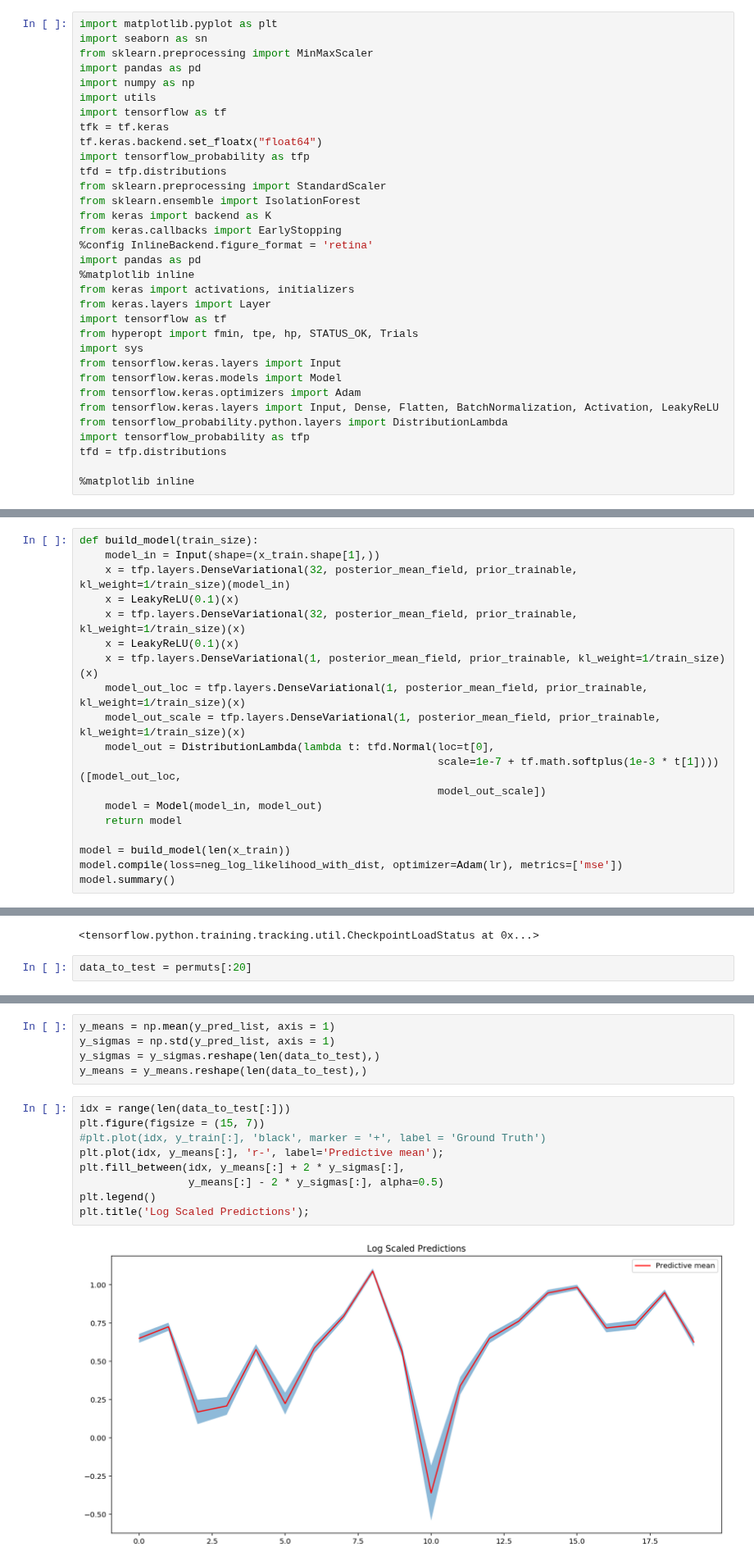
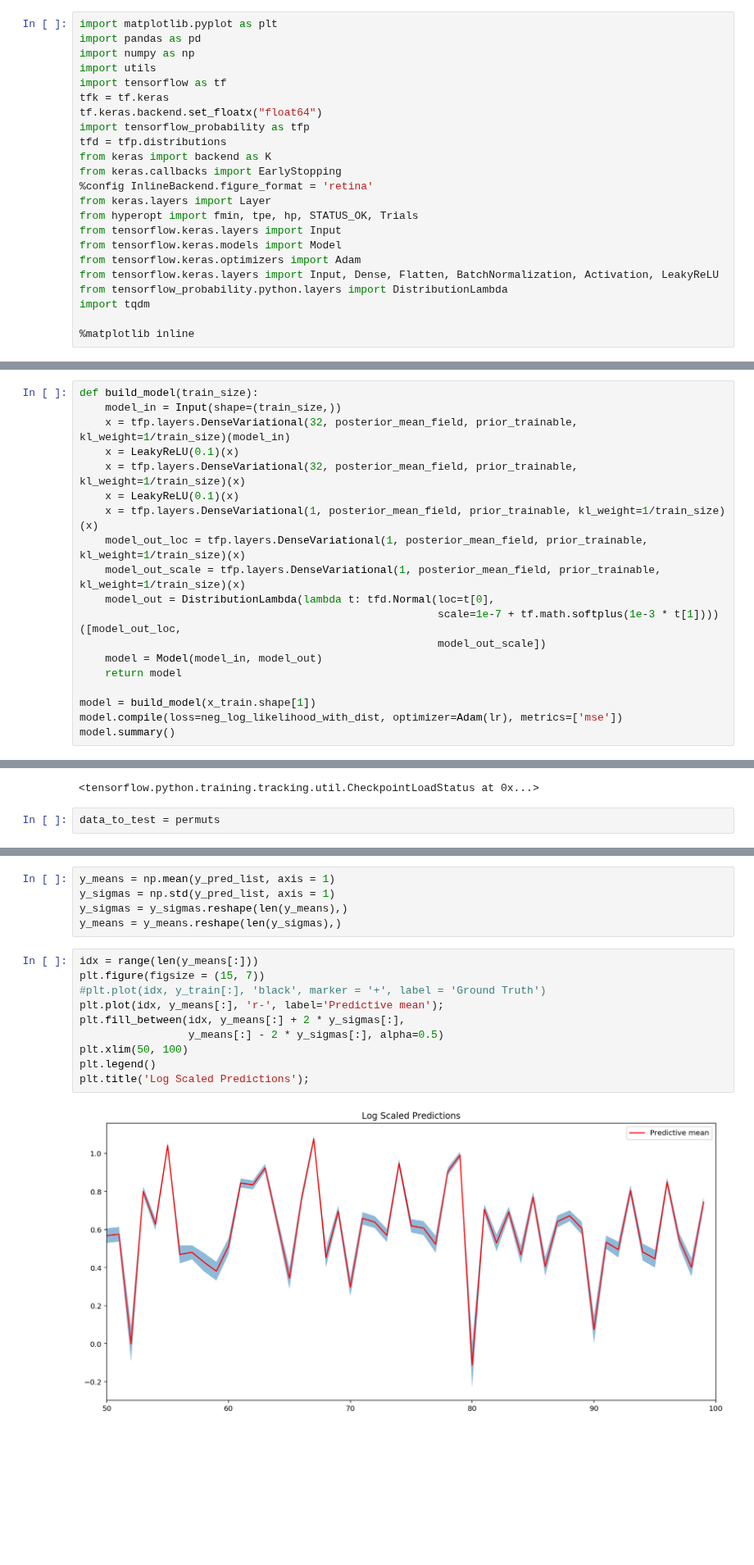
Before and after one commit to eric220/Grail, a Jupyter notebook: holy_grail_model.ipynb, the cells around one changed output, grey strips where cells are left out. Shown at 82% size. Drawn from its saved outputs; the diff is of its cells as text; blank space fills up the shorter version.

```diff
--- a/holy_grail_model.ipynb
+++ b/holy_grail_model.ipynb
@@ -1,7 +1,5 @@
 # %%
 import matplotlib.pyplot as plt
-import seaborn as sn
-from sklearn.preprocessing import MinMaxScaler
 import pandas as pd
 import numpy as np
 import utils
@@ -10,25 +8,17 @@ tfk = tf.keras
 tf.keras.backend.set_floatx("float64")
 import tensorflow_probability as tfp
 tfd = tfp.distributions
-from sklearn.preprocessing import StandardScaler
-from sklearn.ensemble import IsolationForest
 from keras import backend as K
 from keras.callbacks import EarlyStopping
 %config InlineBackend.figure_format = 'retina'
-import pandas as pd
-%matplotlib inline
-from keras import activations, initializers
 from keras.layers import Layer
-import tensorflow as tf
 from hyperopt import fmin, tpe, hp, STATUS_OK, Trials
-import sys
 from tensorflow.keras.layers import Input
 from tensorflow.keras.models import Model
 from tensorflow.keras.optimizers import Adam
 from tensorflow.keras.layers import Input, Dense, Flatten, BatchNormalization, Activation, LeakyReLU
 from tensorflow_probability.python.layers import DistributionLambda
-import tensorflow_probability as tfp
-tfd = tfp.distributions
+import tqdm
 
 %matplotlib inline
 # %% [output]
@@ -149,7 +139,7 @@ def f_nn(params):
 #print('best: ', best)
 # %%
 def build_model(train_size):
-    model_in = Input(shape=(x_train.shape[1],))
+    model_in = Input(shape=(train_size,))
     x = tfp.layers.DenseVariational(32, posterior_mean_field, prior_trainable, kl_weight=1/train_size)(model_in)
     x = LeakyReLU(0.1)(x)
     x = tfp.layers.DenseVariational(32, posterior_mean_field, prior_trainable, kl_weight=1/train_size)(x)
@@ -163,7 +153,7 @@ def build_model(train_size):
     model = Model(model_in, model_out)
     return model
 
-model = build_model(len(x_train))
+model = build_model(x_train.shape[1])
 model.compile(loss=neg_log_likelihood_with_dist, optimizer=Adam(lr), metrics=['mse'])
 model.summary()
 # %% [output]
@@ -192,5 +182,5 @@ model.load_weights('bnn_weights')
 # %% [output]
 <tensorflow.python.training.tracking.util.CheckpointLoadStatus at 0x...>
 # %%
-data_to_test = permuts[:20]
+data_to_test = permuts
 # %%
@@ -206,16 +197,17 @@ for i in tqdm.tqdm(range(len(data_to_test))):
 # %%
 y_means = np.mean(y_pred_list, axis = 1)
 y_sigmas = np.std(y_pred_list, axis = 1)
-y_sigmas = y_sigmas.reshape(len(data_to_test),)
-y_means = y_means.reshape(len(data_to_test),)
+y_sigmas = y_sigmas.reshape(len(y_means),)
+y_means = y_means.reshape(len(y_sigmas),)
 # %%
-idx = range(len(data_to_test[:]))
+idx = range(len(y_means[:]))
 plt.figure(figsize = (15, 7))
 #plt.plot(idx, y_train[:], 'black', marker = '+', label = 'Ground Truth')
 plt.plot(idx, y_means[:], 'r-', label='Predictive mean');
 plt.fill_between(idx, y_means[:] + 2 * y_sigmas[:],
                  y_means[:] - 2 * y_sigmas[:], alpha=0.5)
+plt.xlim(50, 100)
 plt.legend()
 plt.title('Log Scaled Predictions');
 # %% [output]
-[figure, old version]
+[figure, new version]
```
Also changed, not shown: parts of 9 cells of this notebook, 1 other file.
